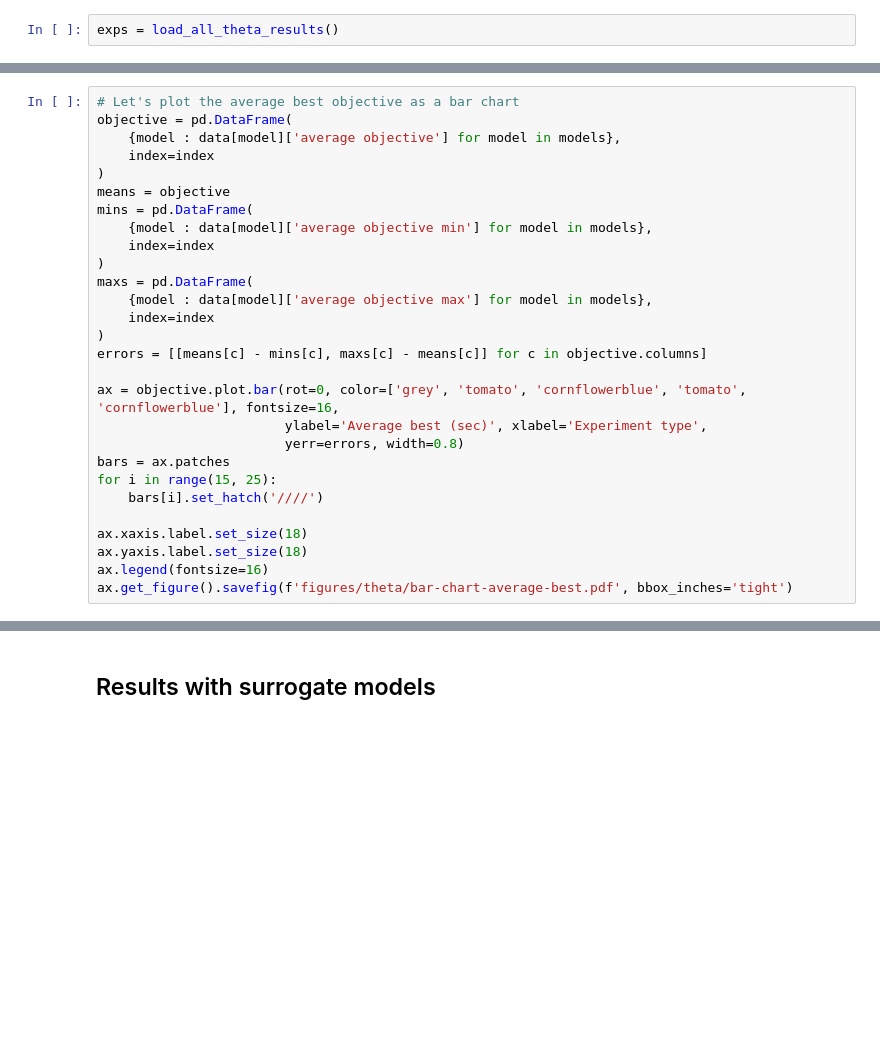
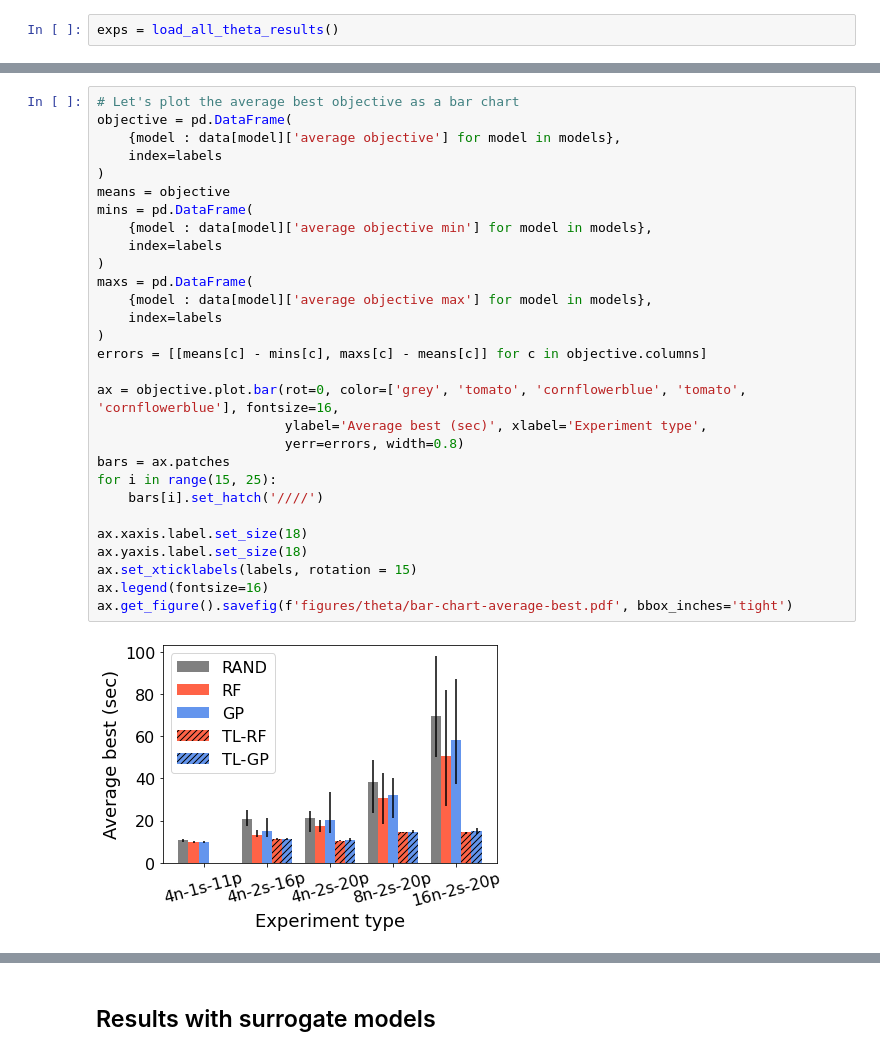
Before and after one commit to hepnos/HEPnOS-Autotuning-analysis, a Jupyter notebook: analysis.ipynb, the cells around one changed output, grey strips where cells are left out. Cells and saved outputs as stored; diff of their text form; blank space fills up the shorter version.

```diff
--- a/analysis.ipynb
+++ b/analysis.ipynb
@@ -572,31 +664,34 @@ ax.get_figure().savefig(f'figures/theta/bar-chart-utilization.pdf', bbox_inches=
 # %%
 # Let's plot the average best objective as a bar chart
 objective = pd.DataFrame(
     {model : data[model]['average objective'] for model in models},
-    index=index
+    index=labels
 )
 means = objective
 mins = pd.DataFrame(
     {model : data[model]['average objective min'] for model in models},
-    index=index
+    index=labels
 )
 maxs = pd.DataFrame(
     {model : data[model]['average objective max'] for model in models},
-    index=index
+    index=labels
 )
 errors = [[means[c] - mins[c], maxs[c] - means[c]] for c in objective.columns]
 
 ax = objective.plot.bar(rot=0, color=['grey', 'tomato', 'cornflowerblue', 'tomato', 'cornflowerblue'], fontsize=16,
                         ylabel='Average best (sec)', xlabel='Experiment type',
                         yerr=errors, width=0.8)
 bars = ax.patches
 for i in range(15, 25):
     bars[i].set_hatch('////')
 
 ax.xaxis.label.set_size(18)
 ax.yaxis.label.set_size(18)
+ax.set_xticklabels(labels, rotation = 15)
 ax.legend(fontsize=16)
 ax.get_figure().savefig(f'figures/theta/bar-chart-average-best.pdf', bbox_inches='tight')
+# %% [output]
+[figure, added]
 # %%
 # Let's plot the overall best objective as a bar chart
 best = pd.DataFrame(
```
Also changed, not shown: parts of 24 cells of this notebook.
